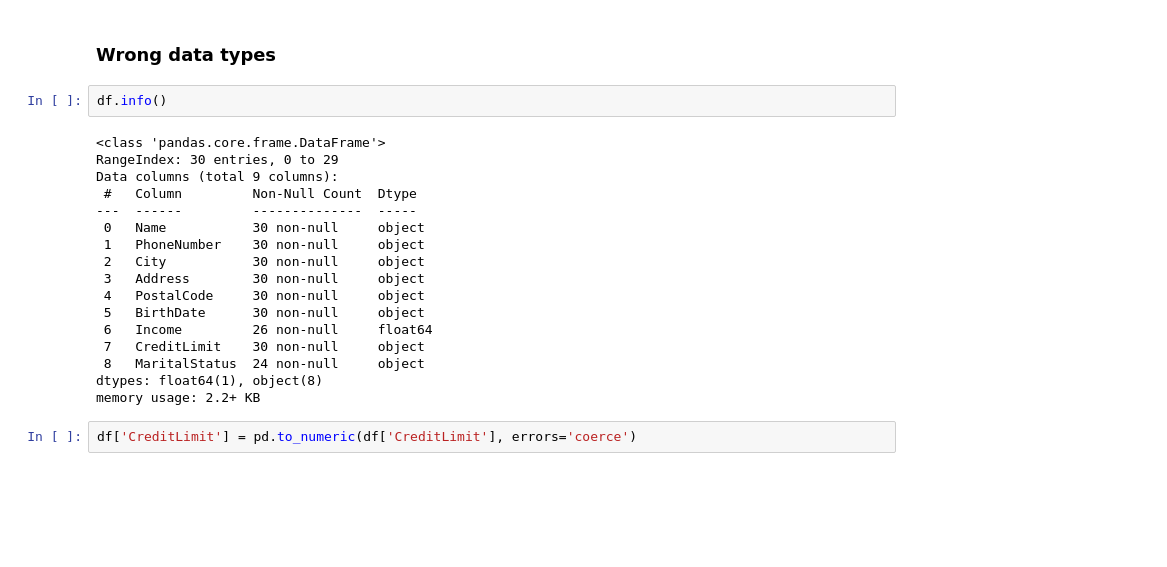
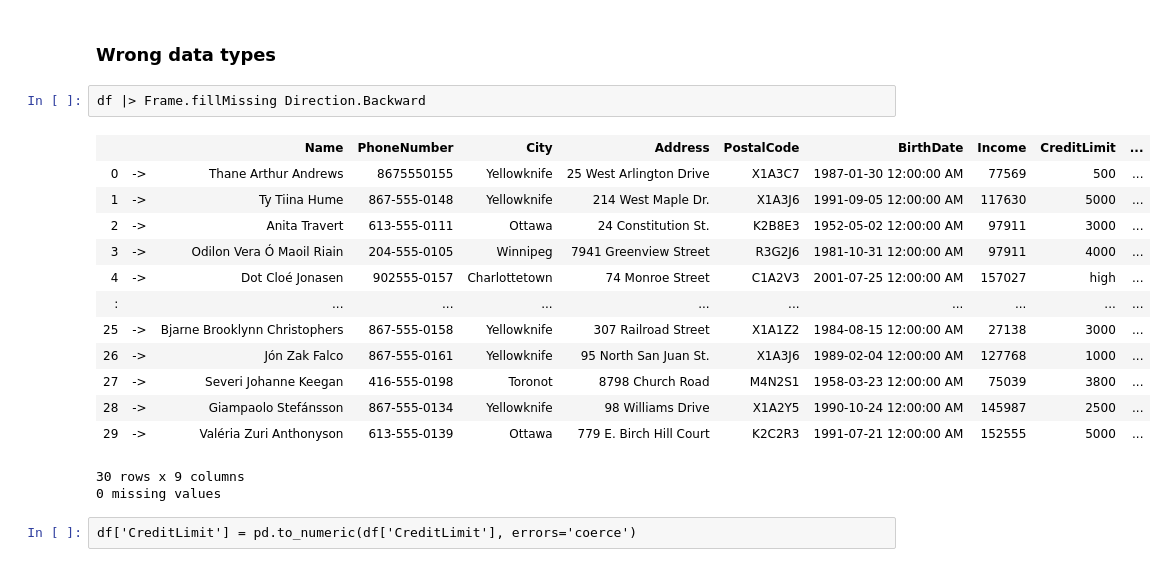
Before and after one commit to Alkasai/3250B, a Jupyter notebook: notebooks/[fsharp] Class1 - Class Exercises.ipynb, the cells around one changed output. Saved outputs shown, nothing was run; the diff lists cells and outputs as text; blank space fills up the shorter version.

```diff
--- a/notebooks/Class1 - Class Exercises.ipynb
+++ b/notebooks/[fsharp] Class1 - Class Exercises.ipynb
@@ -27,24 +29,22 @@ df
 # %% [markdown]
 ### Wrong data types
-# %%
-df.info()
-# %% [output]
-<class 'pandas.core.frame.DataFrame'>
-RangeIndex: 30 entries, 0 to 29
-Data columns (total 9 columns):
- #   Column         Non-Null Count  Dtype
----  ------         --------------  -----
- 0   Name           30 non-null     object
- 1   PhoneNumber    30 non-null     object
- 2   City           30 non-null     object
- 3   Address        30 non-null     object
- 4   PostalCode     30 non-null     object
- 5   BirthDate      30 non-null     object
- 6   Income         26 non-null     float64
- 7   CreditLimit    30 non-null     object
- 8   MaritalStatus  24 non-null     object
-dtypes: float64(1), object(8)
-memory usage: 2.2+ KB
+# %%
+df |> Frame.fillMissing Direction.Backward
+# %% [output]
+|  |  | Name | PhoneNumber | City | Address | PostalCode | BirthDate | Income | CreditLimit | ... |
+| 0 | -> | Thane Arthur Andrews | 8675550155 | Yellowknife | 25 West Arlington Drive | X1A3C7 | 1987-01-30 12:00:00 AM | 77569 | 500 | ... |
+| 1 | -> | Ty Tiina Hume | 867-555-0148 | Yellowknife | 214 West Maple Dr. | X1A3J6 | 1991-09-05 12:00:00 AM | 117630 | 5000 | ... |
+| 2 | -> | Anita Travert | 613-555-0111 | Ottawa | 24 Constitution St. | K2B8E3 | 1952-05-02 12:00:00 AM | 97911 | 3000 | ... |
+| 3 | -> | Odilon Vera Ó Maoil Riain | 204-555-0105 | Winnipeg | 7941 Greenview Street | R3G2J6 | 1981-10-31 12:00:00 AM | 97911 | 4000 | ... |
+| 4 | -> | Dot Cloé Jonasen | 902555-0157 | Charlottetown | 74 Monroe Street | C1A2V3 | 2001-07-25 12:00:00 AM | 157027 | high | ... |
+| : |  | ... | ... | ... | ... | ... | ... | ... | ... | ... |
+| 25 | -> | Bjarne Brooklynn Christophers | 867-555-0158 | Yellowknife | 307 Railroad Street | X1A1Z2 | 1984-08-15 12:00:00 AM | 27138 | 3000 | ... |
+| 26 | -> | Jón Zak Falco | 867-555-0161 | Yellowknife | 95 North San Juan St. | X1A3J6 | 1989-02-04 12:00:00 AM | 127768 | 1000 | ... |
+| 27 | -> | Severi Johanne Keegan | 416-555-0198 | Toronot | 8798 Church Road | M4N2S1 | 1958-03-23 12:00:00 AM | 75039 | 3800 | ... |
+| 28 | -> | Giampaolo Stefánsson | 867-555-0134 | Yellowknife | 98 Williams Drive | X1A2Y5 | 1990-10-24 12:00:00 AM | 145987 | 2500 | ... |
+| 29 | -> | Valéria Zuri Anthonyson | 613-555-0139 | Ottawa | 779 E. Birch Hill Court | K2C2R3 | 1991-07-21 12:00:00 AM | 152555 | 5000 | ... |
+30 rows x 9 columns
+0 missing values
 # %%
 df['CreditLimit'] = pd.to_numeric(df['CreditLimit'], errors='coerce')
 # %%
```
Also changed, not shown: parts of 6 cells of this notebook, 1 other file.
